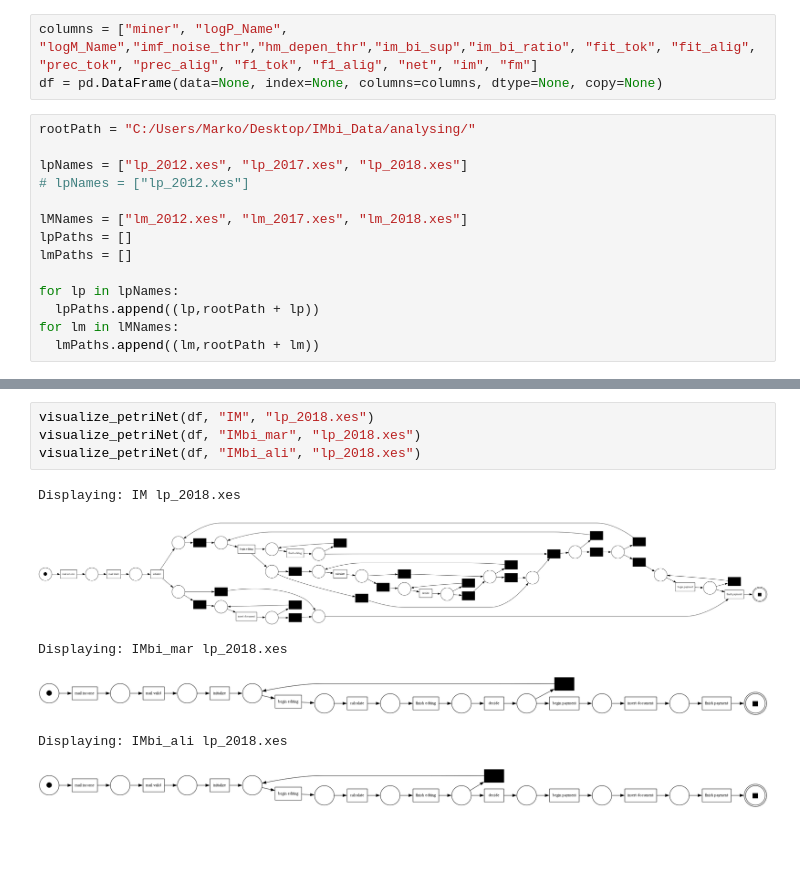
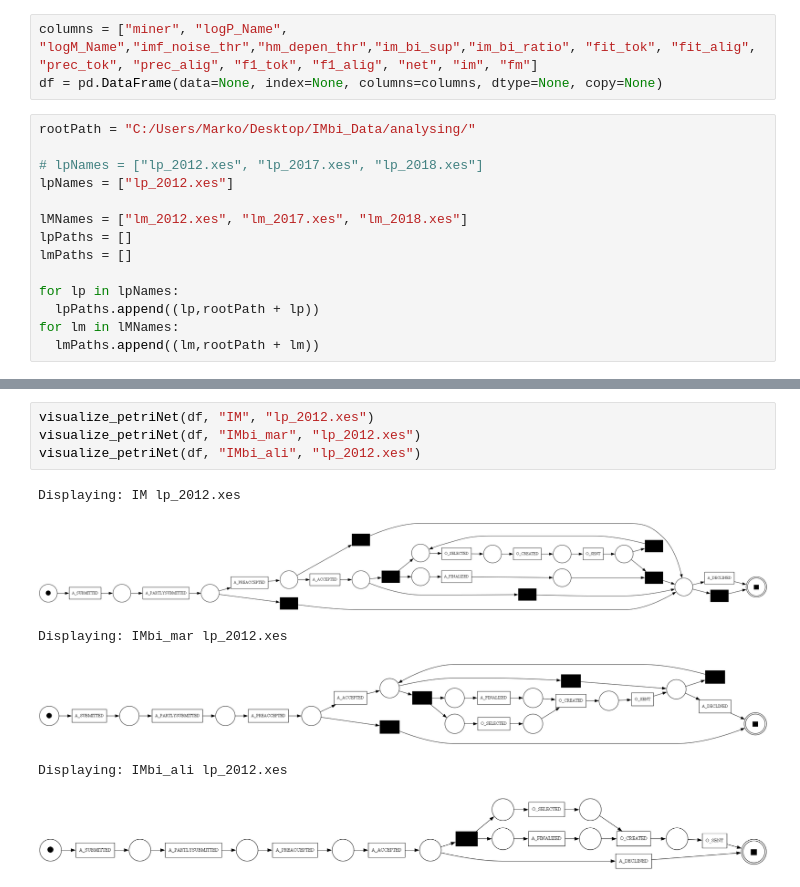
Before and after one commit to GoldschmidtMarko/IMBI_Master, a Jupyter notebook: analysing/comparison.ipynb, the cells around one changed output, grey strips where cells are left out. Saved outputs shown, nothing was run; the diff lists cells and outputs as text; blank space fills up the shorter version.

```diff
--- a/analysing/comparison.ipynb
+++ b/analysing/comparison.ipynb
@@ -175,8 +175,8 @@ df = pd.DataFrame(data=None, index=None, columns=columns, dtype=None, copy=None)
 # %%
 rootPath = "C:/Users/Marko/Desktop/IMbi_Data/analysing/"
 
-lpNames = ["lp_2012.xes", "lp_2017.xes", "lp_2018.xes"]
-# lpNames = ["lp_2012.xes"]
+# lpNames = ["lp_2012.xes", "lp_2017.xes", "lp_2018.xes"]
+lpNames = ["lp_2012.xes"]
 
 lMNames = ["lm_2012.xes", "lm_2017.xes", "lm_2018.xes"]
 lpPaths = []
@@ -257,14 +250,14 @@ for f1_measure in ["f1_tok", "f1_alig"]:
 # %%
-visualize_petriNet(df, "IM", "lp_2018.xes")
-visualize_petriNet(df, "IMbi_mar", "lp_2018.xes")
-visualize_petriNet(df, "IMbi_ali", "lp_2018.xes")
+visualize_petriNet(df, "IM", "lp_2012.xes")
+visualize_petriNet(df, "IMbi_mar", "lp_2012.xes")
+visualize_petriNet(df, "IMbi_ali", "lp_2012.xes")
 # %% [output]
-Displaying: IM lp_2018.xes
+Displaying: IM lp_2012.xes
-[figure, old version]
+[figure, new version]
-Displaying: IMbi_mar lp_2018.xes
+Displaying: IMbi_mar lp_2012.xes
-[figure, old version]
+[figure, new version]
-Displaying: IMbi_ali lp_2018.xes
+Displaying: IMbi_ali lp_2012.xes
-[figure, old version]
+[figure, new version]
 # %%
 display(df)
 # %% [output]
```
Also changed, not shown: parts of 3 cells of this notebook, 8 other files.
